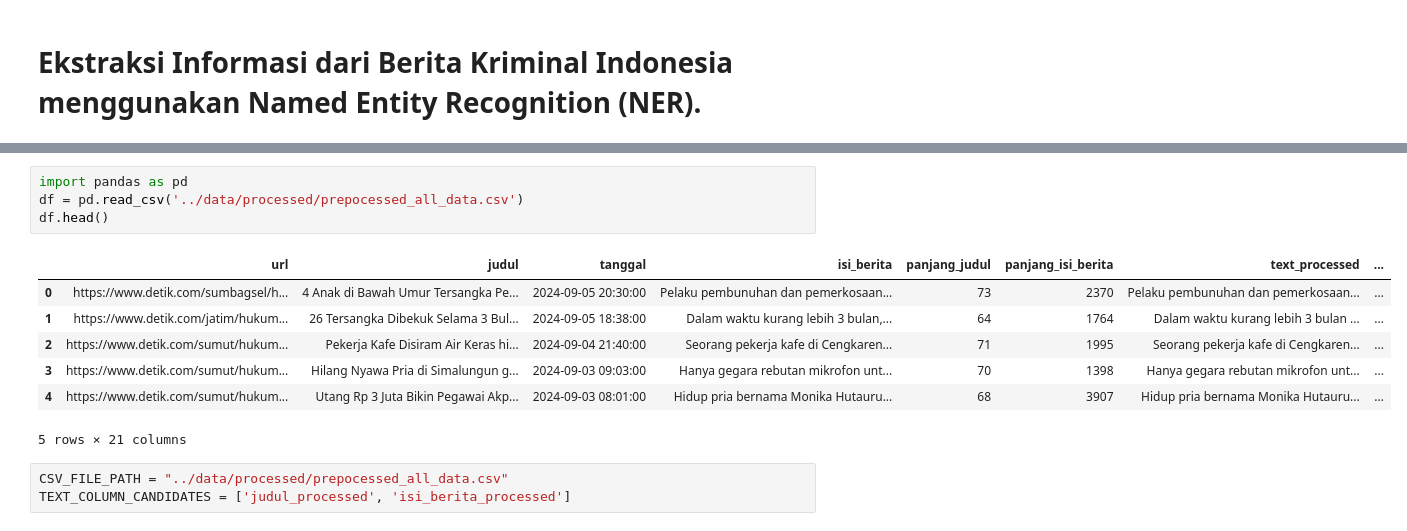
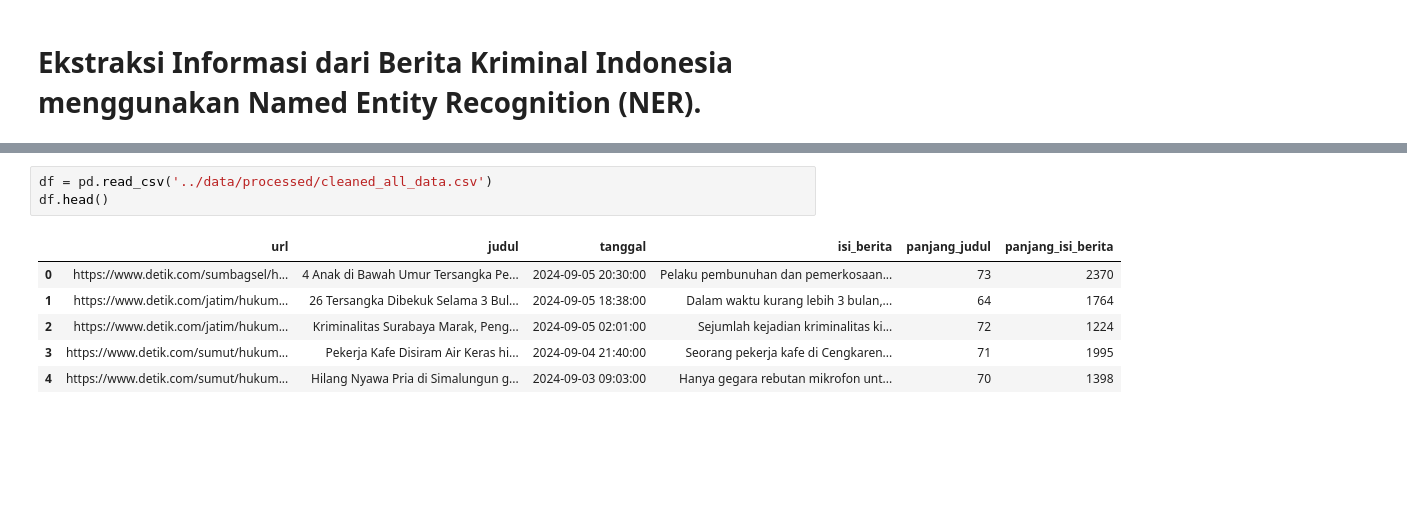
Before and after one commit to fairuuz16/ner-project, a Jupyter notebook: notebooks/03-data-annotation-prep-ner.ipynb, the cells around one changed output, grey strips where cells are left out. Cells and saved outputs as stored; diff of their text form; blank space fills up the shorter version.

```diff
--- a/notebooks/03-data-annotation-prep-ner.ipynb
+++ b/notebooks/03-data-annotation-prep-ner.ipynb
@@ -77,15 +11,10 @@ def annotate_tokens_iob(tokenized_lower_words, keywords_dict):
 # %%
-import pandas as pd
-df = pd.read_csv('../data/processed/prepocessed_all_data.csv')
+df = pd.read_csv('../data/processed/cleaned_all_data.csv')
 df.head()
 # %% [output]
-|  | url | judul | tanggal | isi_berita | panjang_judul | panjang_isi_berita | text_processed | ... |
-| 0 | https://www.detik.com/sumbagsel/h... | 4 Anak di Bawah Umur Tersangka Pe... | 2024-09-05 20:30:00 | Pelaku pembunuhan dan pemerkosaan... | 73 | 2370 | Pelaku pembunuhan dan pemerkosaan... | ... |
-| 1 | https://www.detik.com/jatim/hukum... | 26 Tersangka Dibekuk Selama 3 Bul... | 2024-09-05 18:38:00 | Dalam waktu kurang lebih 3 bulan,... | 64 | 1764 | Dalam waktu kurang lebih 3 bulan ... | ... |
-| 2 | https://www.detik.com/sumut/hukum... | Pekerja Kafe Disiram Air Keras hi... | 2024-09-04 21:40:00 | Seorang pekerja kafe di Cengkaren... | 71 | 1995 | Seorang pekerja kafe di Cengkaren... | ... |
-| 3 | https://www.detik.com/sumut/hukum... | Hilang Nyawa Pria di Simalungun g... | 2024-09-03 09:03:00 | Hanya gegara rebutan mikrofon unt... | 70 | 1398 | Hanya gegara rebutan mikrofon unt... | ... |
-| 4 | https://www.detik.com/sumut/hukum... | Utang Rp 3 Juta Bikin Pegawai Akp... | 2024-09-03 08:01:00 | Hidup pria bernama Monika Hutauru... | 68 | 3907 | Hidup pria bernama Monika Hutauru... | ... |
+|  | url | judul | tanggal | isi_berita | panjang_judul | panjang_isi_berita |
+| 0 | https://www.detik.com/sumbagsel/h... | 4 Anak di Bawah Umur Tersangka Pe... | 2024-09-05 20:30:00 | Pelaku pembunuhan dan pemerkosaan... | 73 | 2370 |
+| 1 | https://www.detik.com/jatim/hukum... | 26 Tersangka Dibekuk Selama 3 Bul... | 2024-09-05 18:38:00 | Dalam waktu kurang lebih 3 bulan,... | 64 | 1764 |
+| 2 | https://www.detik.com/jatim/hukum... | Kriminalitas Surabaya Marak, Peng... | 2024-09-05 02:01:00 | Sejumlah kejadian kriminalitas ki... | 72 | 1224 |
+| 3 | https://www.detik.com/sumut/hukum... | Pekerja Kafe Disiram Air Keras hi... | 2024-09-04 21:40:00 | Seorang pekerja kafe di Cengkaren... | 71 | 1995 |
+| 4 | https://www.detik.com/sumut/hukum... | Hilang Nyawa Pria di Simalungun g... | 2024-09-03 09:03:00 | Hanya gegara rebutan mikrofon unt... | 70 | 1398 |
-5 rows × 21 columns
-# %%
-CSV_FILE_PATH = "../data/processed/prepocessed_all_data.csv"
-TEXT_COLUMN_CANDIDATES = ['judul_processed', 'isi_berita_processed']
```
Also changed, not shown: parts of 11 cells of this notebook, 2 other files.
